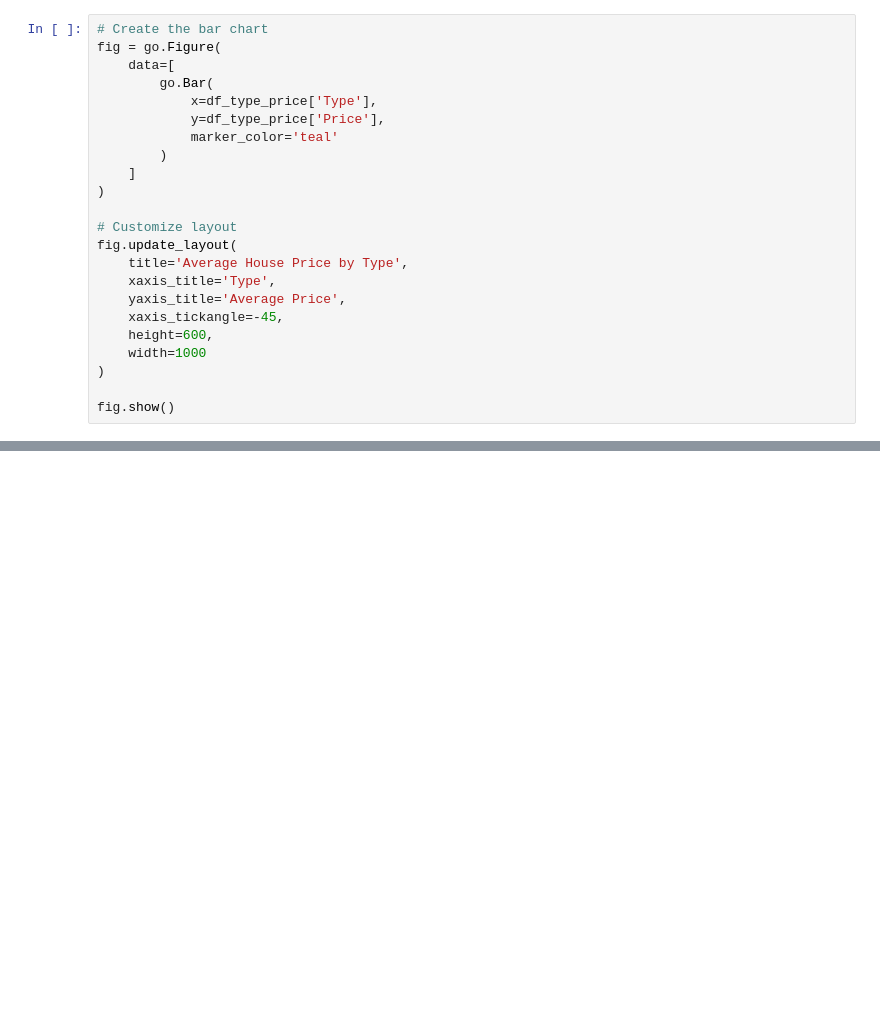
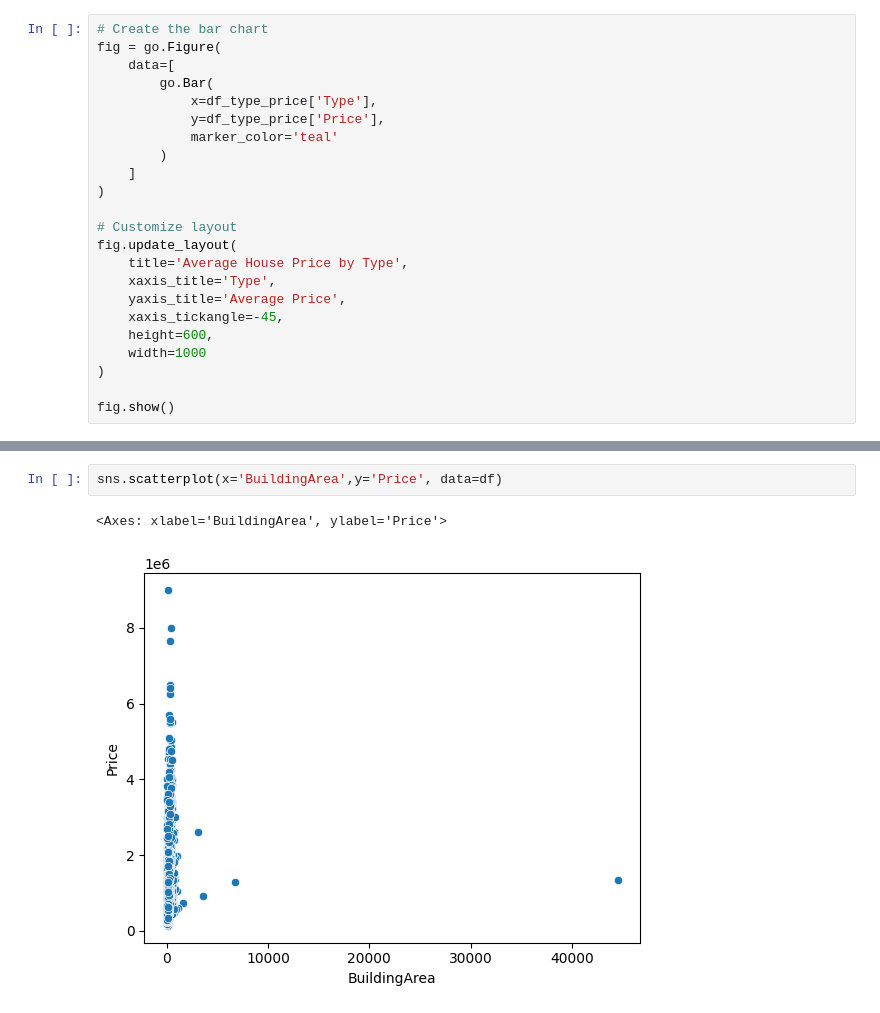
Before and after one commit to AJ-Seargeant/EDA_dashboard, a Jupyter notebook: EDA_dashboard.ipynb, the cells around one changed output, grey strips where cells are left out. Drawn from its saved outputs; the diff is of its cells as text; blank space fills up the shorter version.

```diff
--- a/EDA_dashboard.ipynb
+++ b/EDA_dashboard.ipynb
@@ -266,0 +296,5 @@ fig.show()
+# %%
+sns.scatterplot(x='BuildingArea',y='Price', data=df)
+# %% [output]
+<Axes: xlabel='BuildingArea', ylabel='Price'>
+[figure, added]
```
Also changed, not shown: parts of 14 cells of this notebook.
